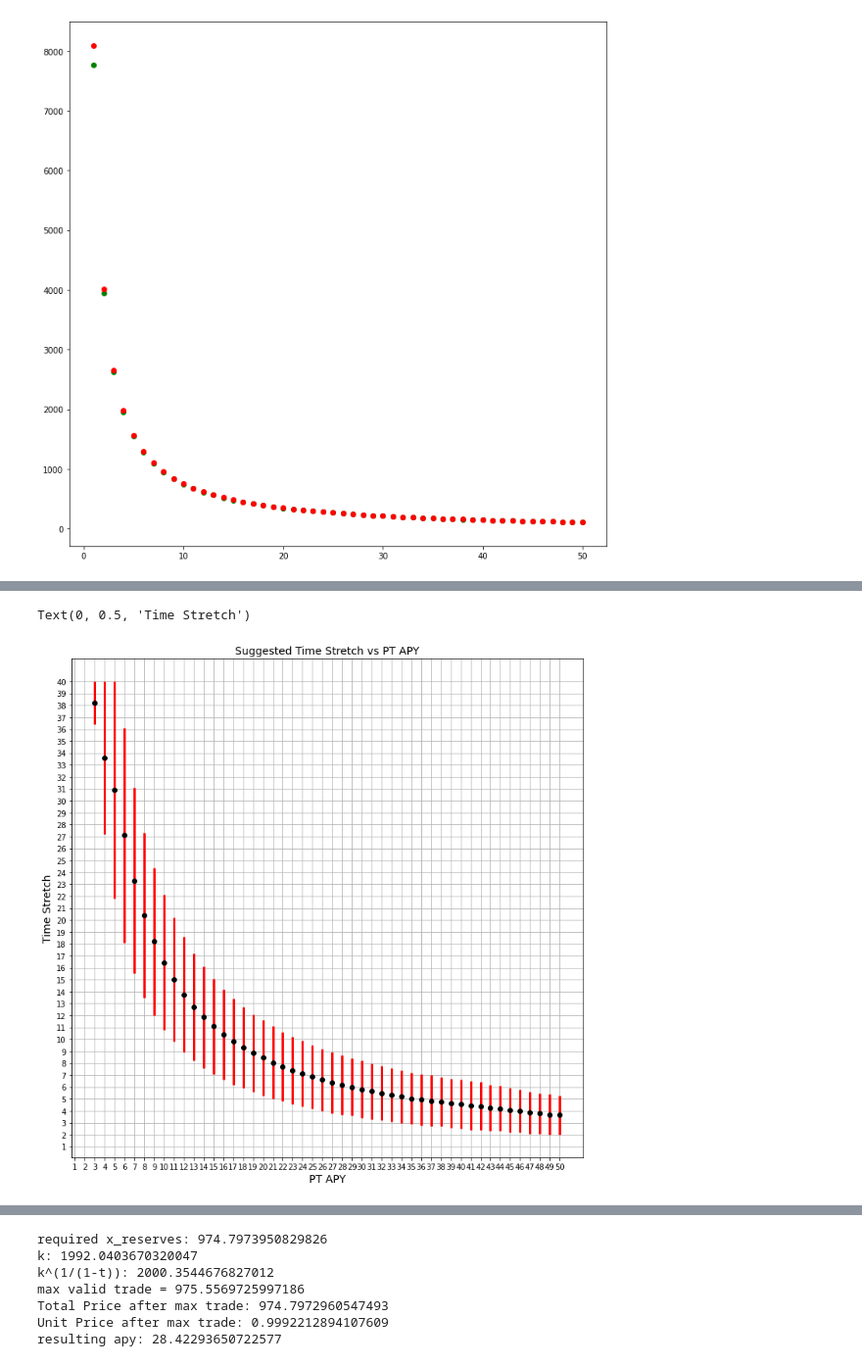
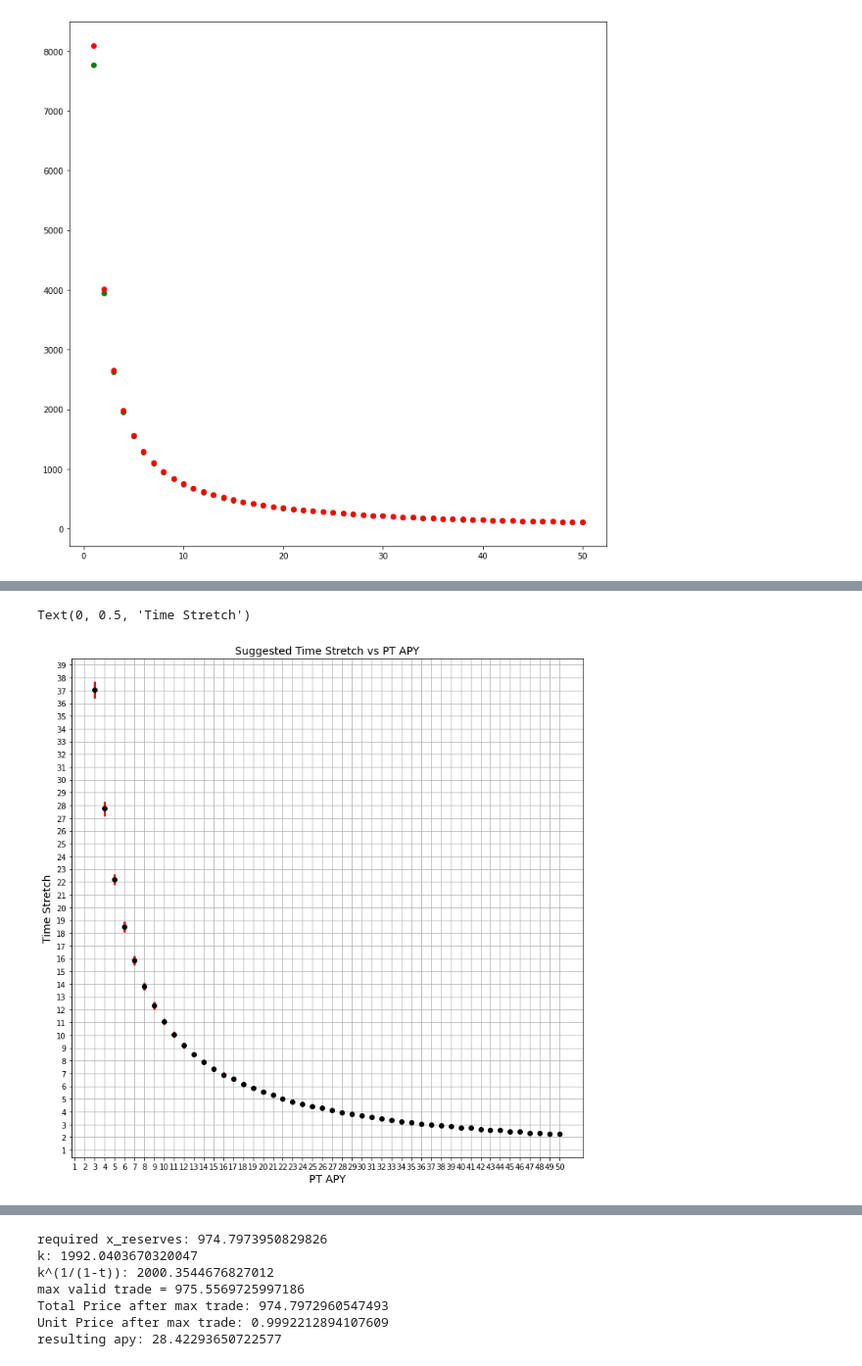
Before and after one commit to delvtech/agent0, a Jupyter notebook: limits_to_price_discovery.ipynb, the cells around one changed output, grey strips where cells are left out. Shown: that part at 98% size. Cells and saved outputs as stored; diff of their text form; code cells hidden in the pictures.

Commit message:
update to target reserve ratio equal to the spotprice

```diff
--- a/limits_to_price_discovery.ipynb
+++ b/limits_to_price_discovery.ipynb
@@ -428,7 +428,7 @@ df
 df.to_csv('apy_change_new.csv')
 # %%
 import pandas as pd
-df = pd.read_csv('apy_change.csv')
+df = pd.read_csv('apy_change_new.csv')
 df = df.drop(columns=['Unnamed: 0']).reset_index()
 cols = df.columns
 for col in cols:
@@ -458,3 +458,23 @@ for APY in np.arange(3, 51, 1):
     min_tl=df_filtered[(df_filtered['apy']==APY)&(df_filtered['time_stretch']>=min_ts)&(df_filtered['time_stretch']<=max_ts)]['tranche_length'].min()
     max_tl=df_filtered[(df_filtered['apy']==APY)&(df_filtered['time_stretch']>=min_ts)&(df_filtered['time_stretch']<=max_ts)]['tranche_length'].max()
     apy_t_stretches.append((APY,min_ts,max_ts,min_tl,max_tl))
+# %%
+import numpy as np
+
+pd.reset_option("display.max_rows")
+df['reserve_ratio']=df['x_reserves']/df['y_reserves']
+df['spot_price']=(df['x_reserves']/(2*df['y_reserves']+df['x_reserves']))**(df['tranche_length']/(365*df['time_stretch']))
+df['spot_apy']=(1-df['spot_price'])/(df['tranche_length']/365) * 100
+
+
+# we want to target the time stretch that allows the reserve ratio to be equal to the spot price
+reserve_ratio_filter=(df['reserve_ratio']-df['reserve_ratio']*0.05<=df['spot_price'])&(df['spot_price']<=df['reserve_ratio']+df['reserve_ratio']*0.05)&(df['reserve_ratio']<=1)
+df_filtered = df[reserve_ratio_filter].reset_index()
+
+apy_t_stretches=[]
+for APY in np.arange(3, 51, 1):
+    min_ts=df_filtered[df_filtered['apy']==APY]['time_stretch'].min()
+    max_ts=df_filtered[df_filtered['apy']==APY]['time_stretch'].max()
+    apy_t_stretches.append((APY,min_ts,max_ts))
+
+df_filtered
@@ -464,19 +513,19 @@ df['time_stretch'] = round(df['time_stretch'],1)
 # %%
 import pandas as pd
 import matplotlib.pyplot as plt
 
 plt.subplots(figsize=(12,12))
-apys = [apy for apy,min_ts,max_ts,min_tl,max_tl in apy_t_stretches]
-mean_tss= [(min_ts+max_ts)/2 for apy,min_ts,max_ts,min_tl,max_tl in apy_t_stretches]
-err_tss= [max_ts-(min_ts+max_ts)/2 for apy,min_ts,max_ts,min_tl,max_tl in apy_t_stretches]
+apys = [apy for apy,min_ts,max_ts in apy_t_stretches]
+mean_tss= [(min_ts+max_ts)/2 for apy,min_ts,max_ts in apy_t_stretches]
+err_tss= [max_ts-(min_ts+max_ts)/2 for apy,min_ts,max_ts in apy_t_stretches]
 plt.yticks(np.arange(0,41, 1))
 plt.xticks(np.arange(0,51, 1))
 plt.errorbar(apys, mean_tss, yerr=err_tss, fmt='o', color='black',
              ecolor='red', elinewidth=3, capsize=0);
 plt.grid(True)
 plt.title('Suggested Time Stretch vs PT APY', fontsize=14)
 plt.xlabel('PT APY', fontsize=14)
 plt.ylabel('Time Stretch', fontsize=14)
 # %% [output]
 Text(0, 0.5, 'Time Stretch')
-[figure, old version]
+[figure, new version]
```
Also changed, not shown: parts of 9 cells of this notebook.
